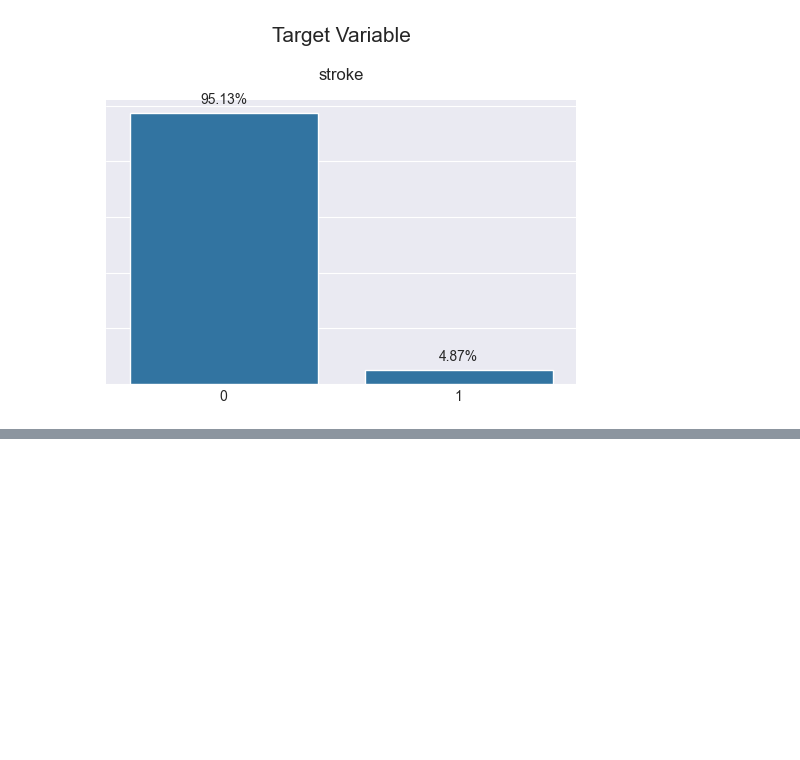
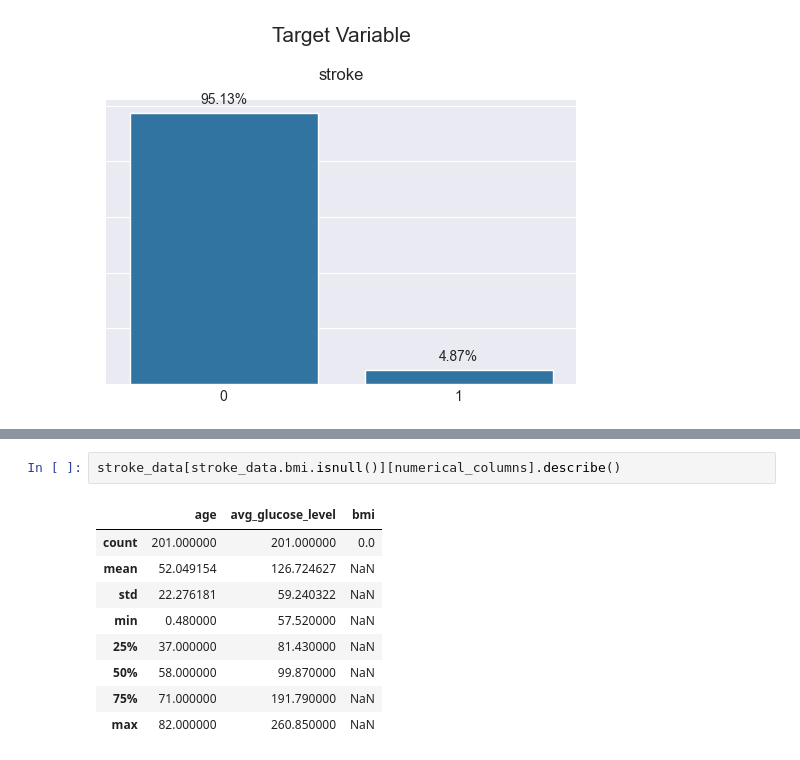
Before and after one commit to CelineChiLamNg/healthcare-stroke-prediction, a Jupyter notebook: stroke_prediction.ipynb, the cells around one changed output, grey strips where cells are left out. Drawn from its saved outputs; the diff is of its cells as text; blank space fills up the shorter version.

```diff
--- a/stroke_prediction.ipynb
+++ b/stroke_prediction.ipynb
@@ -425,0 +454,12 @@ ajfkdjsalkfds
+# %%
+stroke_data[stroke_data.bmi.isnull()][numerical_columns].describe()
+# %% [output]
+|  | age | avg_glucose_level | bmi |
+| count | 201.000000 | 201.000000 | 0.0 |
+| mean | 52.049154 | 126.724627 | NaN |
+| std | 22.276181 | 59.240322 | NaN |
+| min | 0.480000 | 57.520000 | NaN |
+| 25% | 37.000000 | 81.430000 | NaN |
+| 50% | 58.000000 | 99.870000 | NaN |
+| 75% | 71.000000 | 191.790000 | NaN |
+| max | 82.000000 | 260.850000 | NaN |
```
Also changed, not shown: parts of 26 cells of this notebook.
